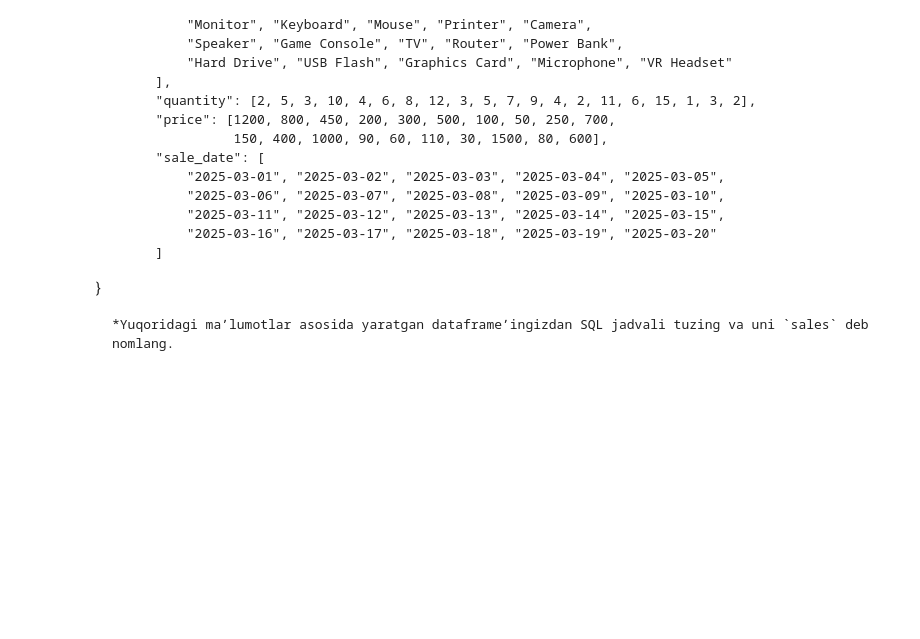
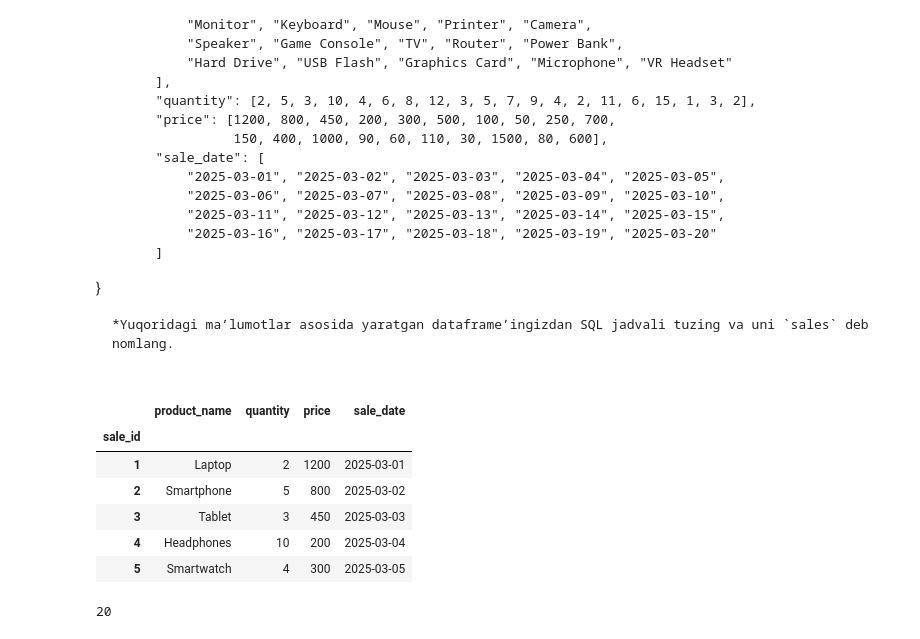
Before and after one commit to IlyasNasirov/notebook, a Jupyter notebook: 10_MAʼLUMOTLARGA_ISHLOV_BERISH_10_25_YAKUNIY_AMALIY_VAZIFA.ipynb, the cells around one changed output. Drawn from its saved outputs; the diff is of its cells as text; code cells hidden in the pictures; blank space fills up the shorter version.

```diff
--- a/10_MAʼLUMOTLARGA_ISHLOV_BERISH_10_25_YAKUNIY_AMALIY_VAZIFA.ipynb
+++ b/10_MAʼLUMOTLARGA_ISHLOV_BERISH_10_25_YAKUNIY_AMALIY_VAZIFA.ipynb
@@ -289,0 +603,34 @@ KeyError: 'usd'
+# %%
+sales_data = {
+  "sale_id": list(range(1, 21)),  # 1 dan 20 gacha boʻlgan unikal IDʼlar
+  "product_name": [
+      "Laptop", "Smartphone", "Tablet", "Headphones", "Smartwatch",
+      "Monitor", "Keyboard", "Mouse", "Printer", "Camera",
+      "Speaker", "Game Console", "TV", "Router", "Power Bank",
+      "Hard Drive", "USB Flash", "Graphics Card", "Microphone", "VR Headset"
+  ],
+  "quantity": [2, 5, 3, 10, 4, 6, 8, 12, 3, 5, 7, 9, 4, 2, 11, 6, 15, 1, 3, 2],
+  "price": [1200, 800, 450, 200, 300, 500, 100, 50, 250, 700,
+            150, 400, 1000, 90, 60, 110, 30, 1500, 80, 600],
+  "sale_date": [
+      "2025-03-01", "2025-03-02", "2025-03-03", "2025-03-04", "2025-03-05",
+      "2025-03-06", "2025-03-07", "2025-03-08", "2025-03-09", "2025-03-10",
+      "2025-03-11", "2025-03-12", "2025-03-13", "2025-03-14", "2025-03-15",
+      "2025-03-16", "2025-03-17", "2025-03-18", "2025-03-19", "2025-03-20"
+  ]
+}
+df = pd.DataFrame(sales_data)
+df.set_index('sale_id',inplace=True)
+df.head()
+# %% [output]
+|  | product_name | quantity | price | sale_date |
+| sale_id |  |  |  |  |
+| 1 | Laptop | 2 | 1200 | 2025-03-01 |
+| 2 | Smartphone | 5 | 800 | 2025-03-02 |
+| 3 | Tablet | 3 | 450 | 2025-03-03 |
+| 4 | Headphones | 10 | 200 | 2025-03-04 |
+| 5 | Smartwatch | 4 | 300 | 2025-03-05 |
+# %%
+df.to_sql('sales',db)
+# %% [output]
+20
```
Also changed, not shown: parts of 47 cells of this notebook.
